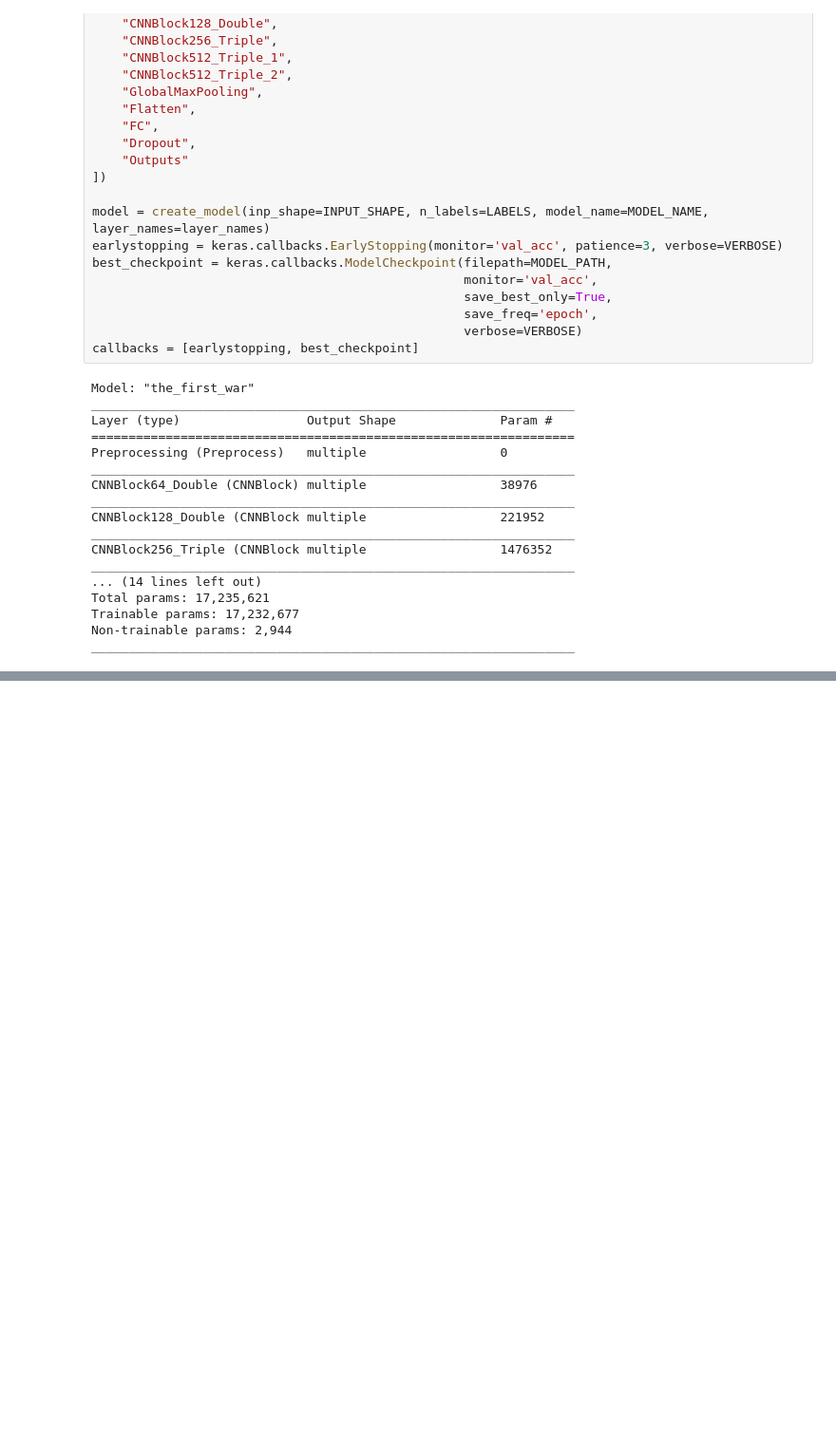
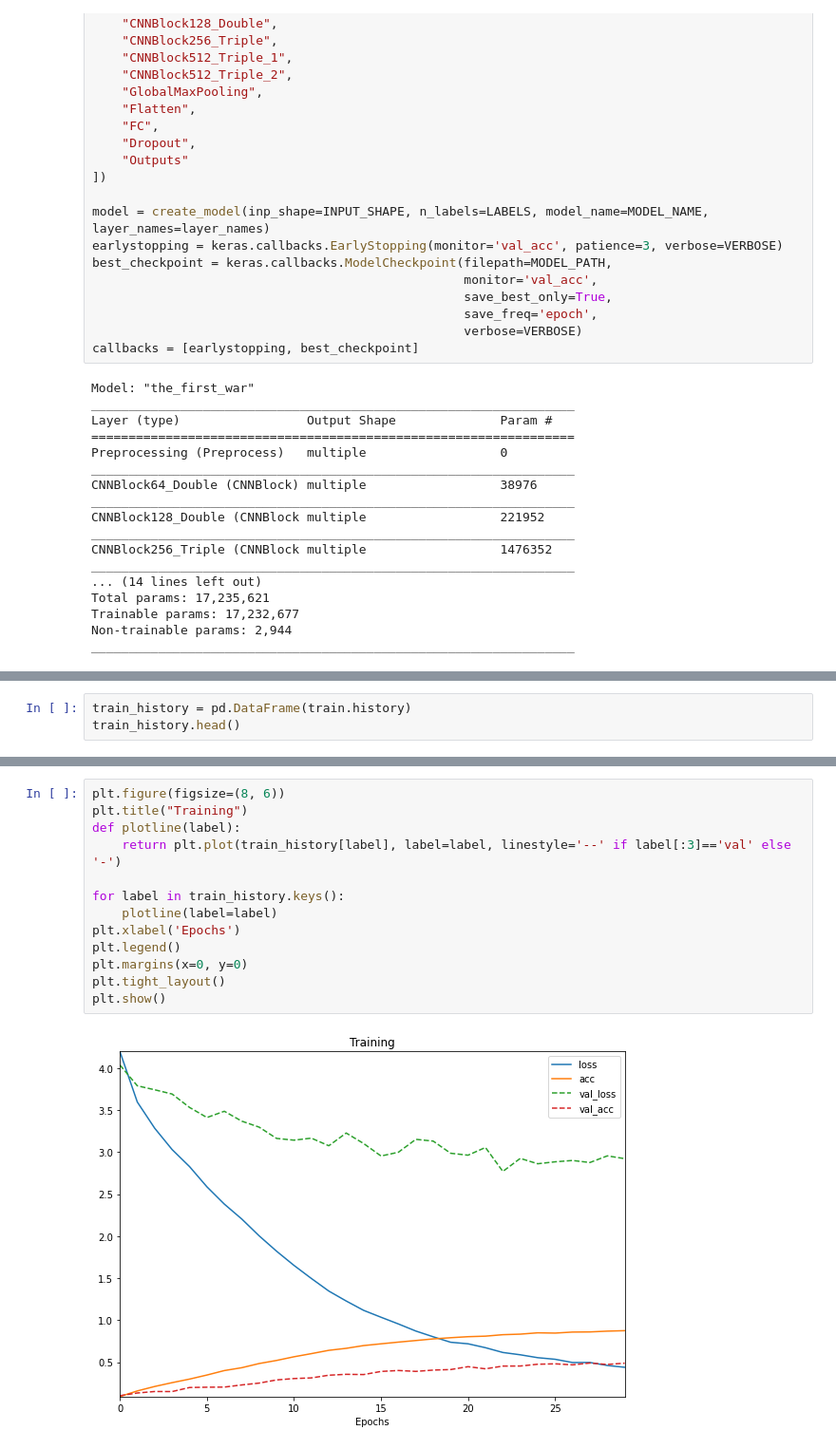
Before and after one commit to Cookie182/Action-Recognition, a Jupyter notebook: first_model/model1_notebook.ipynb, the cells around one changed output, grey strips where cells are left out. Shown at 95% size. Drawn from its saved outputs; the diff is of its cells as text; blank space fills up the shorter version.

```diff
--- a/first_model/model1_notebook.ipynb
+++ b/first_model/model1_notebook.ipynb
@@ -297,0 +283,3 @@ test = model.evaluate(Test_Data, steps=len(Test_Data) // BATCH_SIZE, workers=-1,
+# %%
+train_history = pd.DataFrame(train.history)
+train_history.head()
@@ -297,0 +293,15 @@ test = model.evaluate(Test_Data, steps=len(Test_Data) // BATCH_SIZE, workers=-1,
+# %%
+plt.figure(figsize=(8, 6))
+plt.title("Training")
+def plotline(label):
+    return plt.plot(train_history[label], label=label, linestyle='--' if label[:3]=='val' else '-')
+
+for label in train_history.keys():
+    plotline(label=label)
+plt.xlabel('Epochs')
+plt.legend()
+plt.margins(x=0, y=0)
+plt.tight_layout()
+plt.show()
+# %% [output]
+[figure, added]
```
Also changed, not shown: parts of 4 cells of this notebook.
